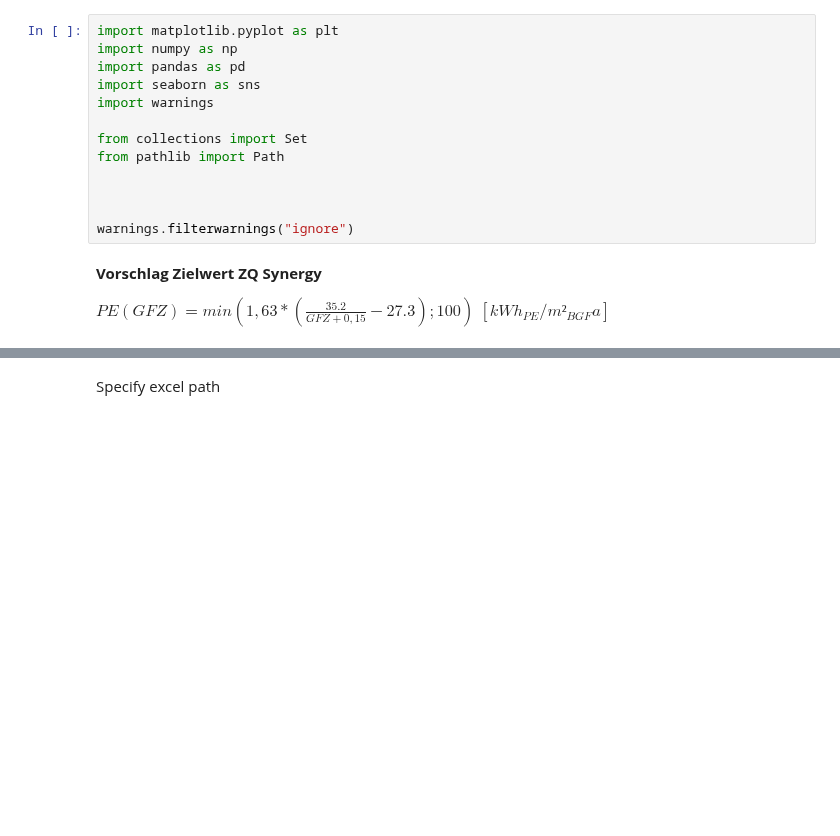
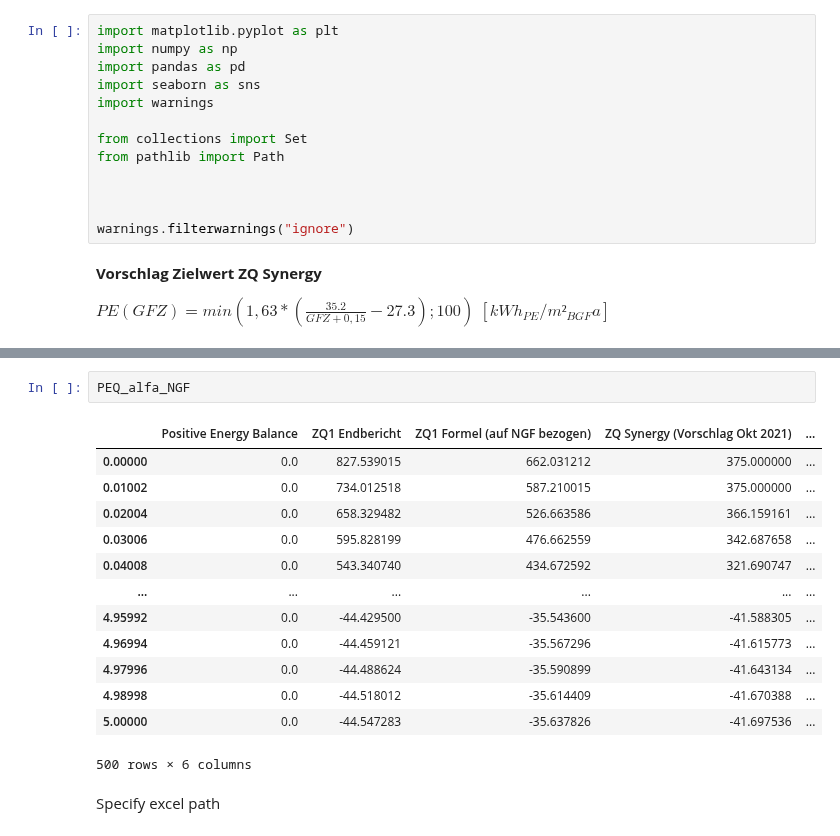
Before and after one commit to simonschaluppe/peexcel, a Jupyter notebook: peexcel/Analysis/Varianten_Analyse.ipynb, the cells around one changed output, grey strips where cells are left out. Drawn from its saved outputs; the diff is of its cells as text; blank space fills up the shorter version.

```diff
--- a/peexcel/Analysis/Varianten_Analyse.ipynb
+++ b/peexcel/Analysis/Varianten_Analyse.ipynb
@@ -77,3 +56,19 @@ plot_context_factor(ax, df=PEQ_alfa)
+# %%
+PEQ_alfa_NGF
+# %% [output]
+|  | Positive Energy Balance | ZQ1 Endbericht | ZQ1 Formel (auf NGF bezogen) | ZQ Synergy (Vorschlag Okt 2021) | ... |
+| 0.00000 | 0.0 | 827.539015 | 662.031212 | 375.000000 | ... |
+| 0.01002 | 0.0 | 734.012518 | 587.210015 | 375.000000 | ... |
+| 0.02004 | 0.0 | 658.329482 | 526.663586 | 366.159161 | ... |
+| 0.03006 | 0.0 | 595.828199 | 476.662559 | 342.687658 | ... |
+| 0.04008 | 0.0 | 543.340740 | 434.672592 | 321.690747 | ... |
+| ... | ... | ... | ... | ... | ... |
+| 4.95992 | 0.0 | -44.429500 | -35.543600 | -41.588305 | ... |
+| 4.96994 | 0.0 | -44.459121 | -35.567296 | -41.615773 | ... |
+| 4.97996 | 0.0 | -44.488624 | -35.590899 | -41.643134 | ... |
+| 4.98998 | 0.0 | -44.518012 | -35.614409 | -41.670388 | ... |
+| 5.00000 | 0.0 | -44.547283 | -35.637826 | -41.697536 | ... |
+500 rows × 6 columns
 # %% [markdown]
 Specify excel path
 # %%
```
Also changed, not shown: parts of 16 cells of this notebook, 11 other files.
